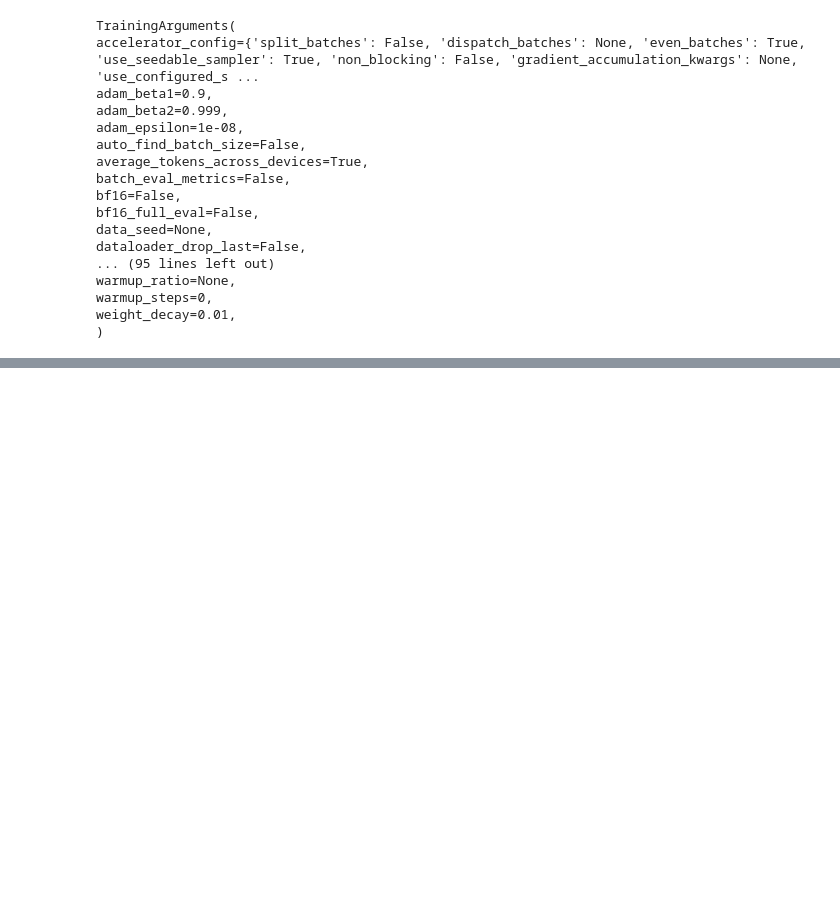
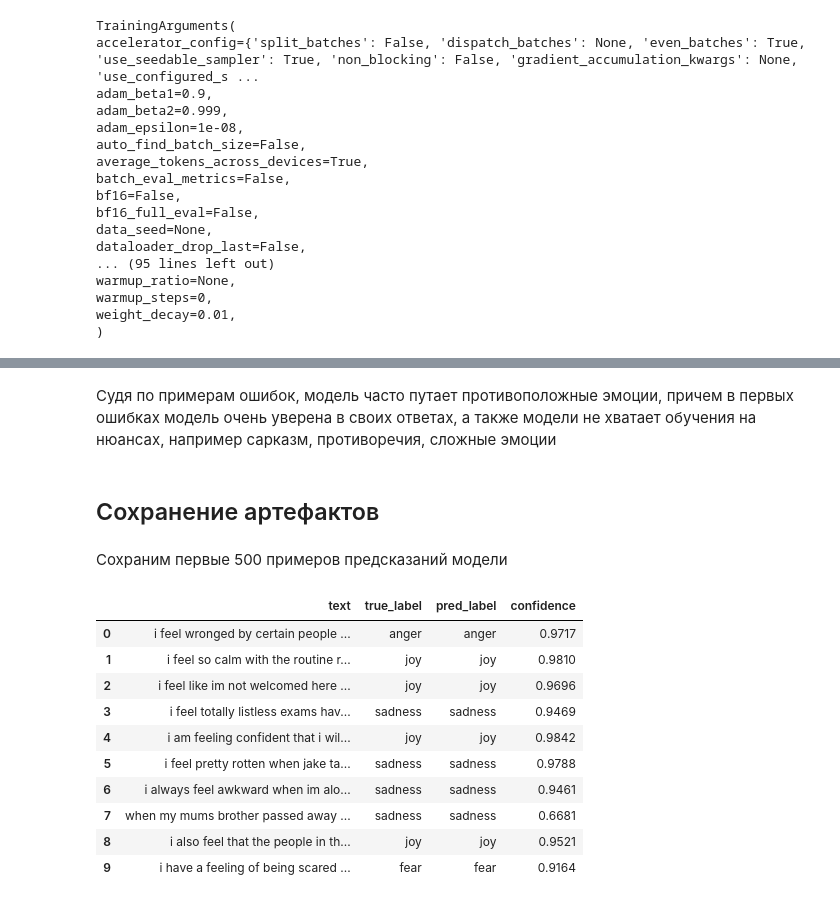
Before and after one commit to damaxon/aie_course_rep, a Jupyter notebook: homeworks/HW13/HW13.ipynb, the cells around one changed output, grey strips where cells are left out. Cells and saved outputs as stored; diff of their text form; code cells hidden in the pictures; blank space fills up the shorter version.

```diff
--- a/homeworks/HW13/HW13.ipynb
+++ b/homeworks/HW13/HW13.ipynb
@@ -610,0 +619,36 @@ else:
+# %% [markdown]
+Судя по примерам ошибок, модель часто путает противоположные эмоции, причем в первых ошибках модель очень уверена в своих ответах, а также модели не хватает обучения на нюансах, например сарказм, противоречия, сложные эмоции
+# %% [markdown]
+## Сохранение артефактов
+# %% [markdown]
+Сохраним первые 500 примеров предсказаний модели
+# %%
+example_pred_rows = []
+
+for text, true_id, pred_id, prob_vector in zip(test_texts, test_true, test_preds, torch.softmax(torch.tensor(test_logits), dim=-1).numpy()):
+    if len(example_pred_rows) <= 500:
+        example_pred_rows.append({
+            "text": text,
+            "true_label": id2label[int(true_id)],
+            "pred_label": id2label[int(pred_id)],
+            "confidence": float(prob_vector[pred_id]),
+        })
+    else:
+        break
+
+example_pred_rows = pd.DataFrame(example_pred_rows)
+
+display(example_pred_rows.head(10))
+example_pred_rows.to_csv("artifacts/sample_predictions.csv", index=False)
+# %% [output]
+|  | text | true_label | pred_label | confidence |
+| 0 | i feel wronged by certain people ... | anger | anger | 0.9717 |
+| 1 | i feel so calm with the routine r... | joy | joy | 0.9810 |
+| 2 | i feel like im not welcomed here ... | joy | joy | 0.9696 |
+| 3 | i feel totally listless exams hav... | sadness | sadness | 0.9469 |
+| 4 | i am feeling confident that i wil... | joy | joy | 0.9842 |
+| 5 | i feel pretty rotten when jake ta... | sadness | sadness | 0.9788 |
+| 6 | i always feel awkward when im alo... | sadness | sadness | 0.9461 |
+| 7 | when my mums brother passed away ... | sadness | sadness | 0.6681 |
+| 8 | i also feel that the people in th... | joy | joy | 0.9521 |
+| 9 | i have a feeling of being scared ... | fear | fear | 0.9164 |
```
Also changed, not shown: parts of 11 cells of this notebook, 2 other files.
